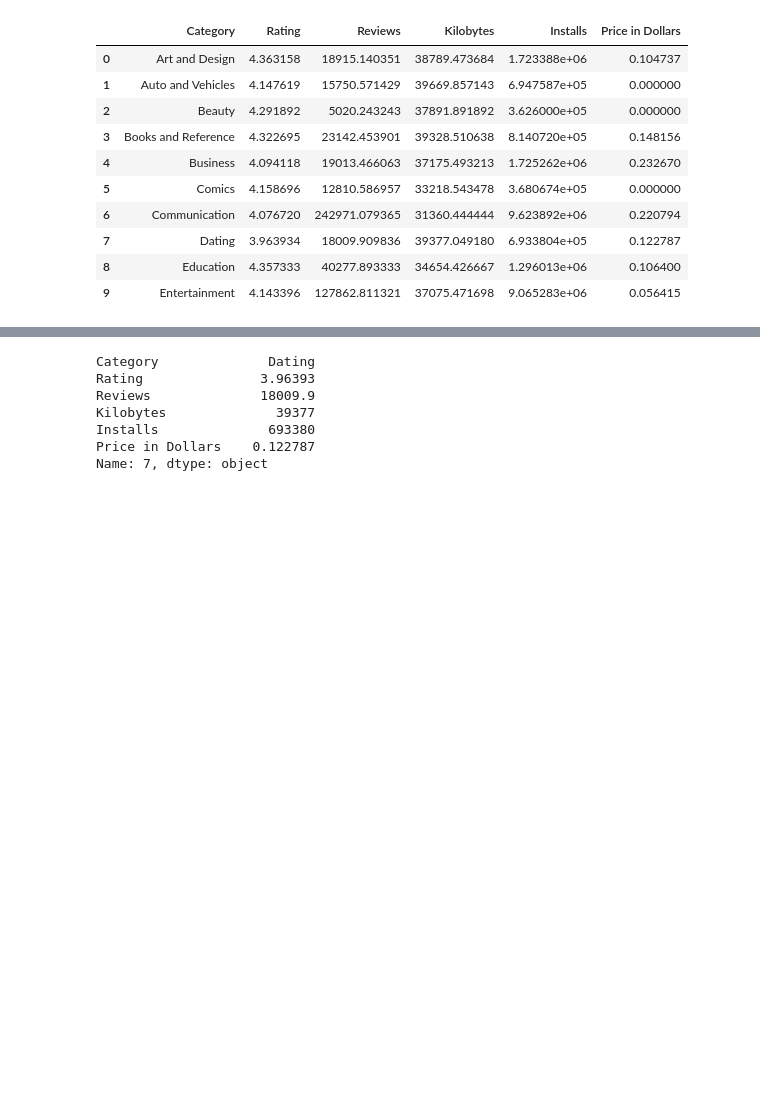
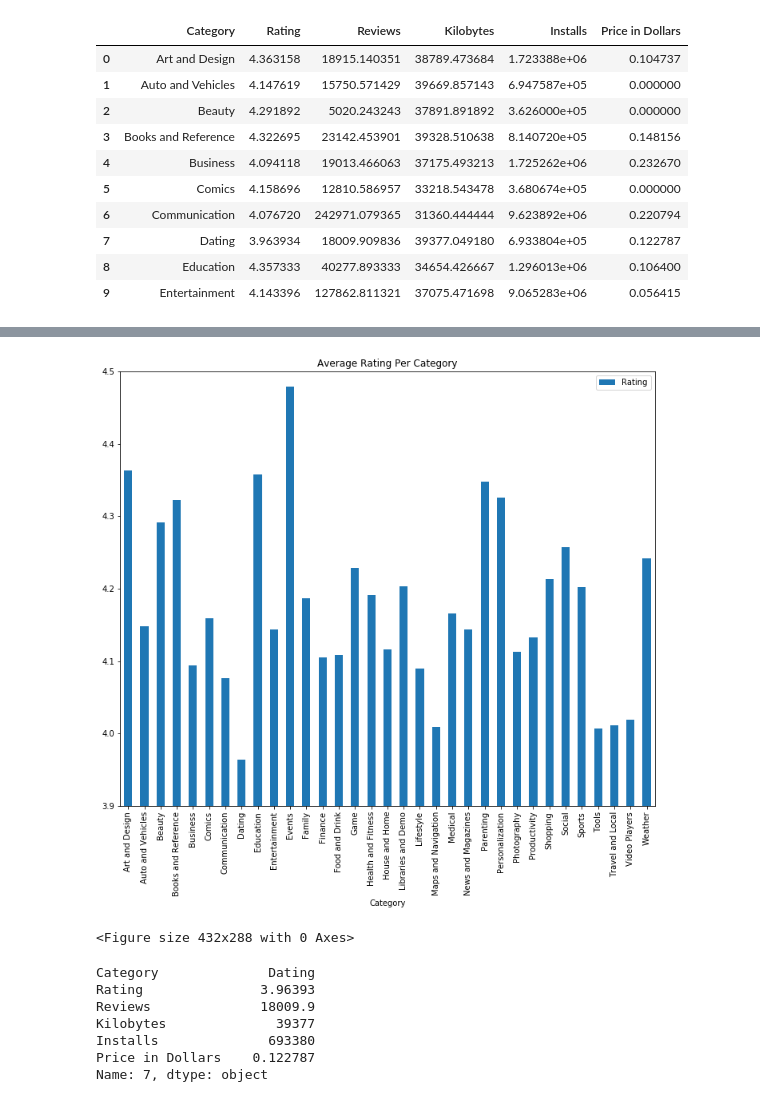
Before and after one commit to KylePeterson623/Project1, a Jupyter notebook: mark.ipynb, the cells around one changed output, grey strips where cells are left out. Cells and saved outputs as stored; diff of their text form; code cells hidden in the pictures; blank space fills up the shorter version.

```diff
--- a/mark.ipynb
+++ b/mark.ipynb
@@ -248,3 +248,11 @@ categoryAverage.head(10)
 | 7 | Dating | 3.963934 | 18009.909836 | 39377.049180 | 6.933804e+05 | 0.122787 |
 | 8 | Education | 4.357333 | 40277.893333 | 34654.426667 | 1.296013e+06 | 0.106400 |
 | 9 | Entertainment | 4.143396 | 127862.811321 | 37075.471698 | 9.065283e+06 | 0.056415 |
+# %%
+# Filter the DataFrame down only to those columns to chart
+categoryRating = categoryAverage[["Category","Rating"]]
+
+# Set the index to be "Category" so they will be used as labels
+categoryRating = categoryRating.set_index("Category")
+
+categoryRating.head()
@@ -251,3 +267,18 @@ categoryAverage.head(10)
+# %%
+# Use DataFrame.plot() in order to create a bar chart of the data
+categoryRating.plot(kind="bar", figsize=(12,10))
+
+# Sets the y limits of the current chart
+plt.ylim(3.9, 4.5)
+
+# Set a title for the chart
+plt.title("Average Rating Per Category")
+
+plt.show()
+plt.tight_layout()
+# %% [output]
+[figure, added]
+<Figure size 432x288 with 0 Axes>
 # %%
 #Category with minimum average rating
 catMinRating=categoryAverage.loc[categoryAverage['Rating'].idxmin()]
```
Also changed, not shown: parts of 5 cells of this notebook.
